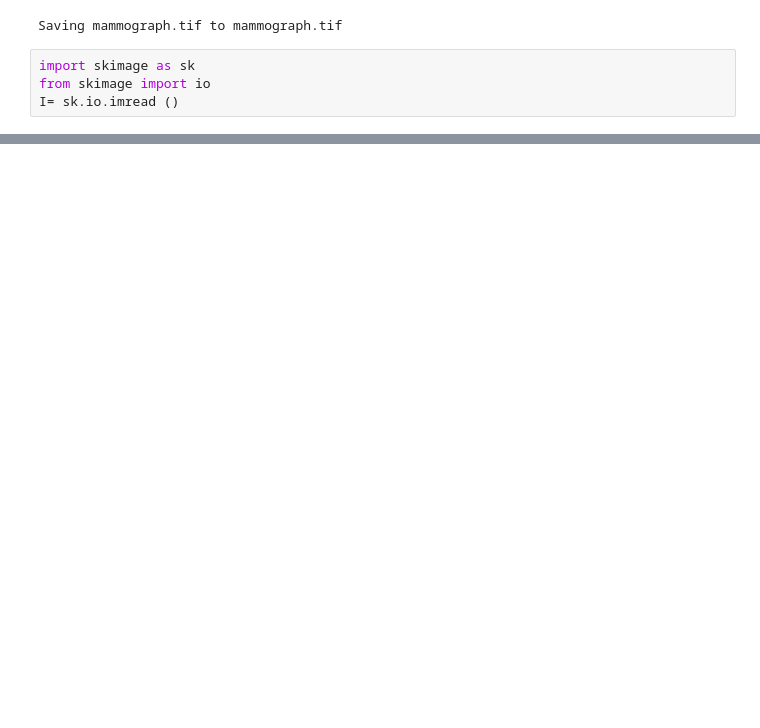
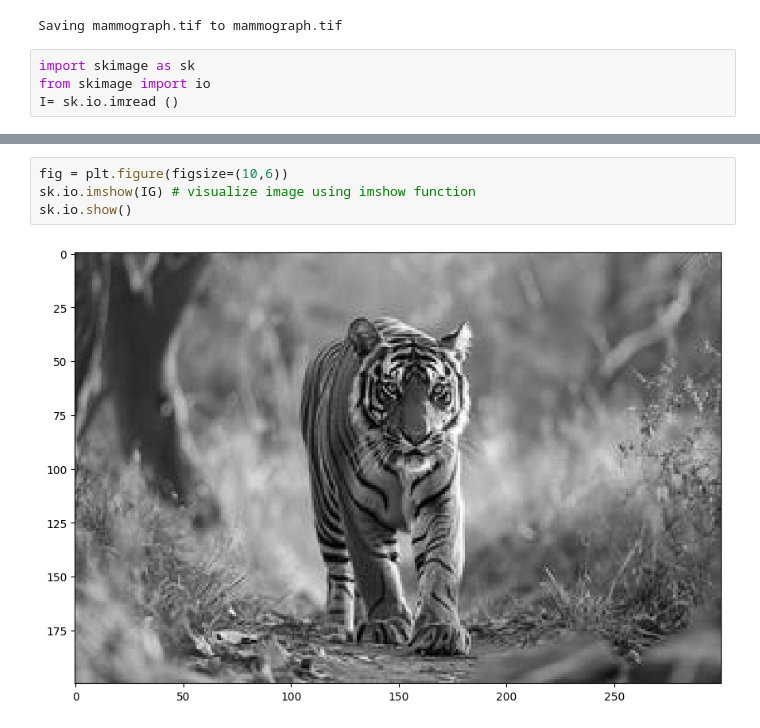
Before and after one commit to romain68jablonski-web/PUC-EEIGM, a Jupyter notebook: Test.ipynb, the cells around one changed output, grey strips where cells are left out. Cells and saved outputs as stored; diff of their text form; blank space fills up the shorter version.

```diff
--- a/Test.ipynb
+++ b/Test.ipynb
@@ -36,0 +36,6 @@ I= sk.io.imread ()
+# %%
+fig = plt.figure(figsize=(10,6))
+sk.io.imshow(IG) # visualize image using imshow function
+sk.io.show()
+# %% [output]
+[figure, added]
```
Also changed, not shown: parts of 5 cells of this notebook.
